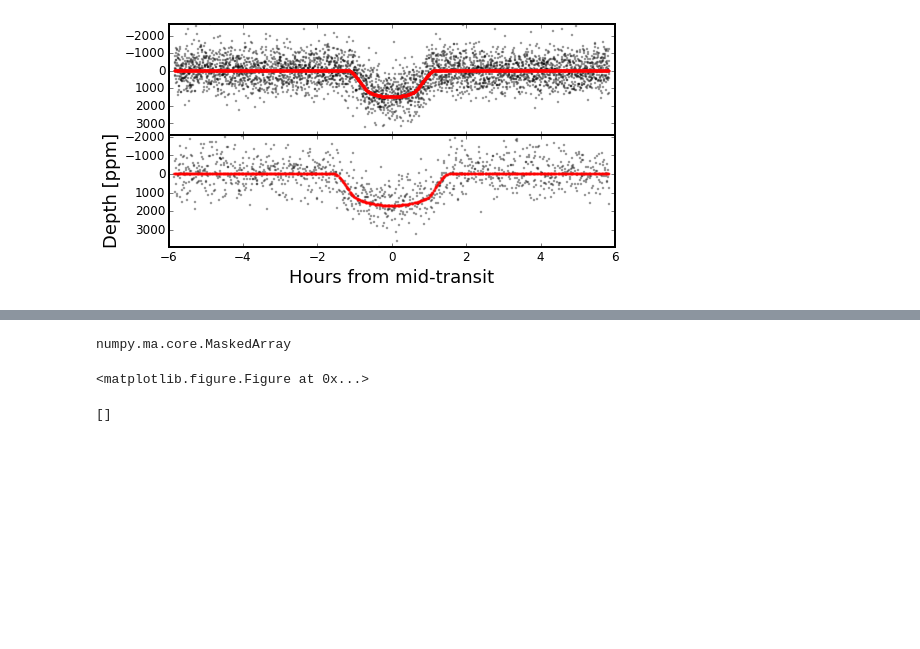
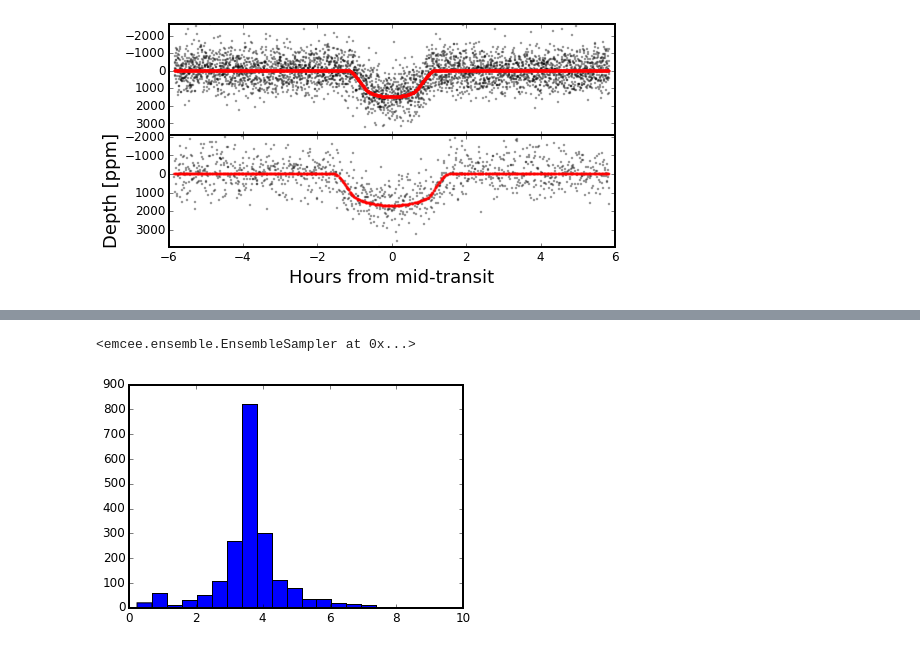
Before and after one commit to timothydmorton/transit-fitting, a Jupyter notebook: notebooks/demo.ipynb, the cells around one changed output, grey strips where cells are left out. Saved outputs shown, nothing was run; the diff lists cells and outputs as text; code cells hidden in the pictures; blank space fills up the shorter version.

Commit message:
emcee fitting enabled

```diff
--- a/notebooks/scratchwork.ipynb
+++ b/notebooks/demo.ipynb
@@ -23,4 +23,2 @@ model.plot_planets(params);
 # %%
-from scipy.optimize import minimize
-
-fit = model.fit_leastsq(params, options={'disp':True})
+#fit = model.fit_leastsq(params, options={'disp':True})
@@ -57,4 +24,0 @@ np.array(2).size
-# %%
-np.ma.masked_array
-# %% [output]
-numpy.ma.core.MaskedArray
@@ -63,8 +25,8 @@ plt.subplots?
-# %%
-fig = plt.gcf()
-# %% [output]
-<matplotlib.figure.Figure at 0x...>
-# %%
-fig.axes
-# %% [output]
-[]
+# %%
+model.fit_emcee(nburn=3, niter=10)
+# %% [output]
+<emcee.ensemble.EnsembleSampler at 0x...>
+# %%
+plt.hist(model.sampler.flatchain[:,0], bins=20);
+# %% [output]
+[figure, added]
```
Also changed, not shown: parts of 9 cells of this notebook, 1 other file.
